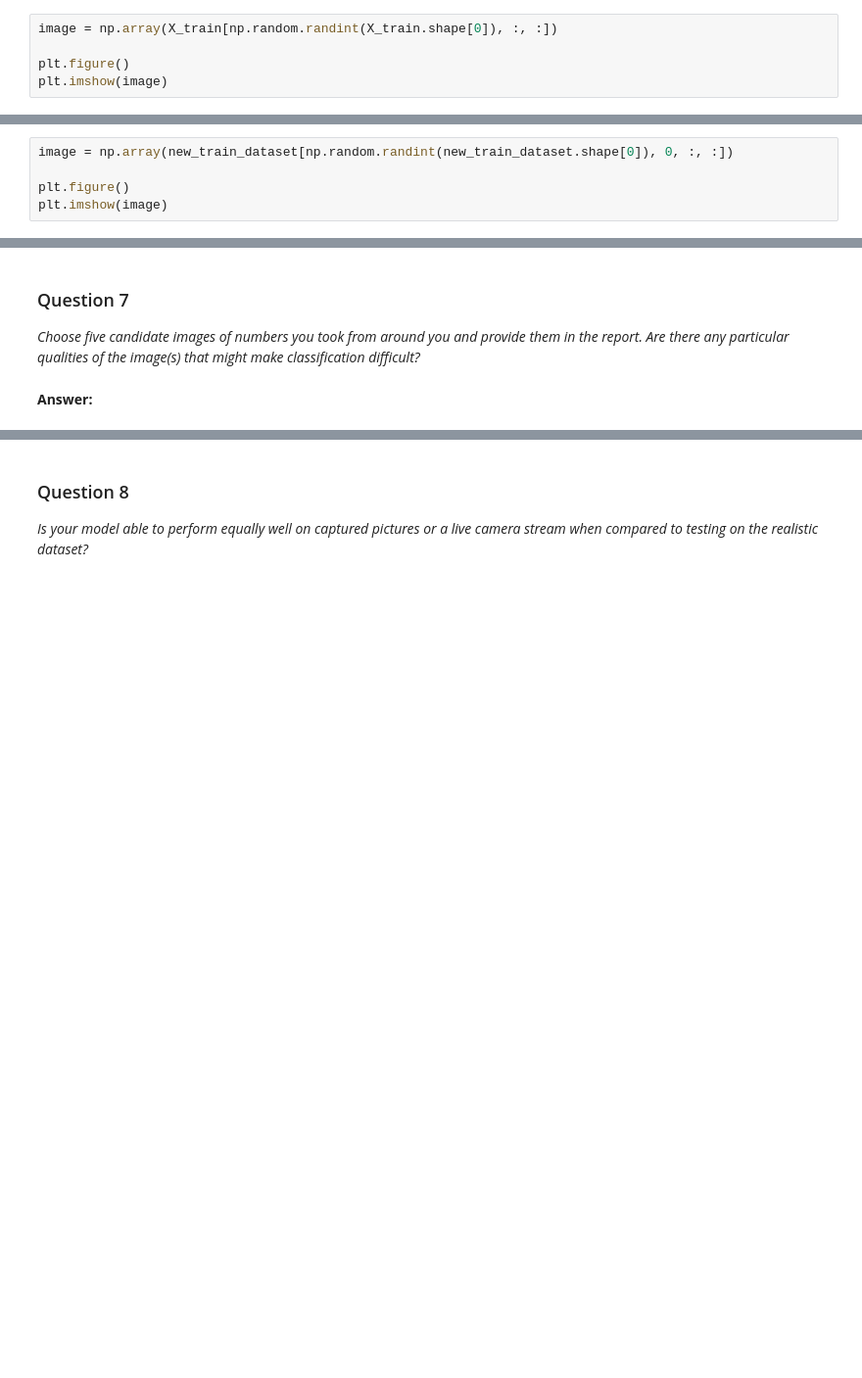
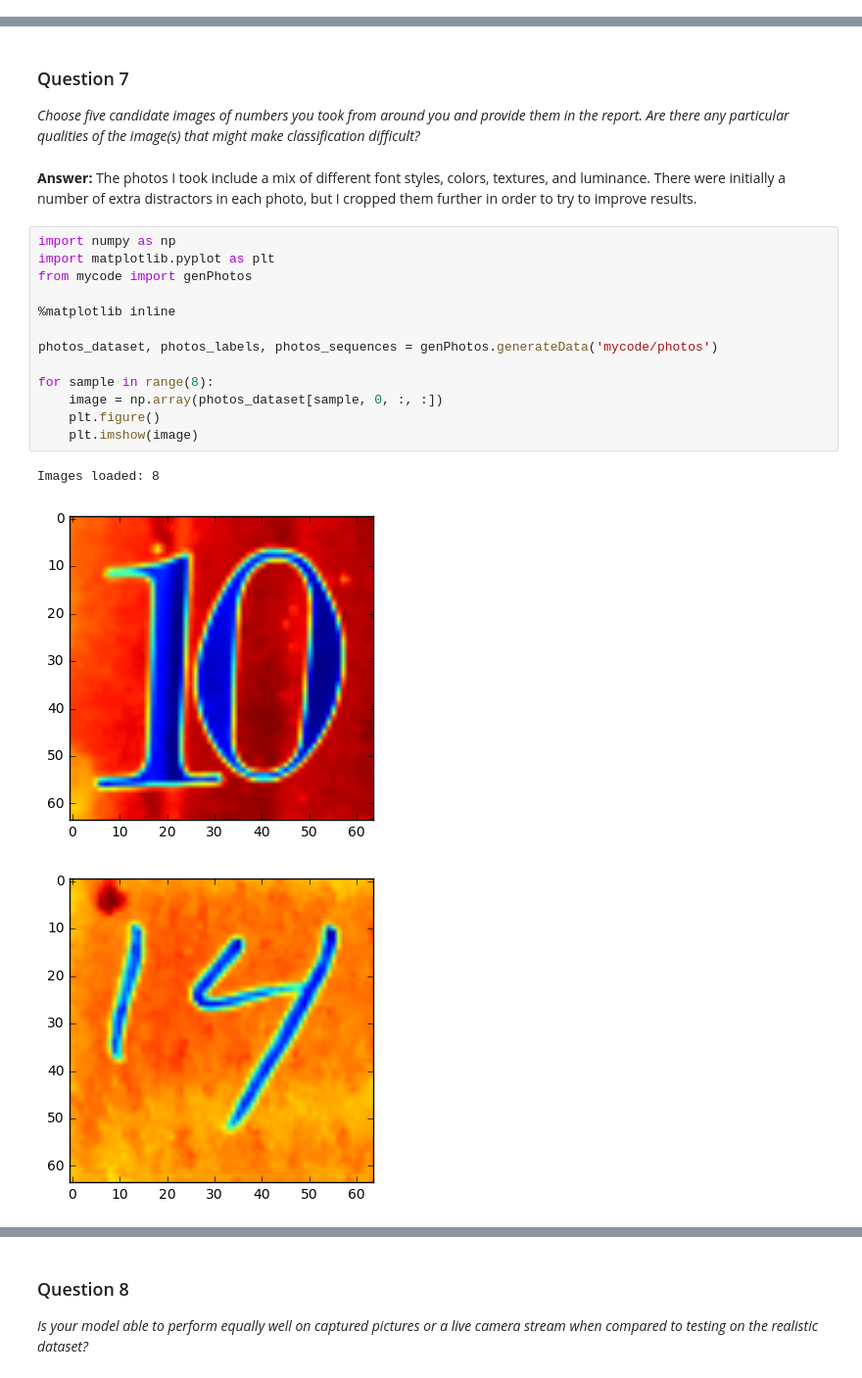
Before and after one commit to yatingupta10/Machine-Learning-Nanodegree, a Jupyter notebook: P5-Digit-Recognition/digit_recognition.ipynb, the cells around one changed output, grey strips where cells are left out. Shown at 98% size. Saved outputs shown, nothing was run; the diff lists cells and outputs as text; blank space fills up the shorter version.

```diff
--- a/P5-Digit-Recognition/digit_recognition.ipynb
+++ b/P5-Digit-Recognition/digit_recognition.ipynb
@@ -87,5 +26,0 @@ print(X_test.shape, y_test.shape)
-# %%
-image = np.array(X_train[np.random.randint(X_train.shape[0]), :, :])
-
-plt.figure()
-plt.imshow(image)
@@ -174,5 +26,0 @@ NameError: name 'np' is not defined
-# %%
-image = np.array(new_train_dataset[np.random.randint(new_train_dataset.shape[0]), 0, :, :])
-
-plt.figure()
-plt.imshow(image)
@@ -257,5 +266,22 @@ Use the code cell (or multiple code cells, if necessary) to implement the first
 # %% [markdown]
 ### Question 7
 _Choose five candidate images of numbers you took from around you and provide them in the report. Are there any particular qualities of the image(s) that might make classification difficult?_
-# %% [markdown]
-**Answer:**
+# %% [markdown]
+**Answer:** The photos I took include a mix of different font styles, colors, textures, and luminance. There were initially a number of extra distractors in each photo, but I cropped them further in order to try to improve results.
+# %%
+import numpy as np
+import matplotlib.pyplot as plt
+from mycode import genPhotos
+
+%matplotlib inline
+
+photos_dataset, photos_labels, photos_sequences = genPhotos.generateData('mycode/photos')
+
+for sample in range(8):
+    image = np.array(photos_dataset[sample, 0, :, :])
+    plt.figure()
+    plt.imshow(image)
+# %% [output]
+Images loaded: 8
+[figure, added]
+[figure, added]
```
Also changed, not shown: parts of 44 cells of this notebook.
